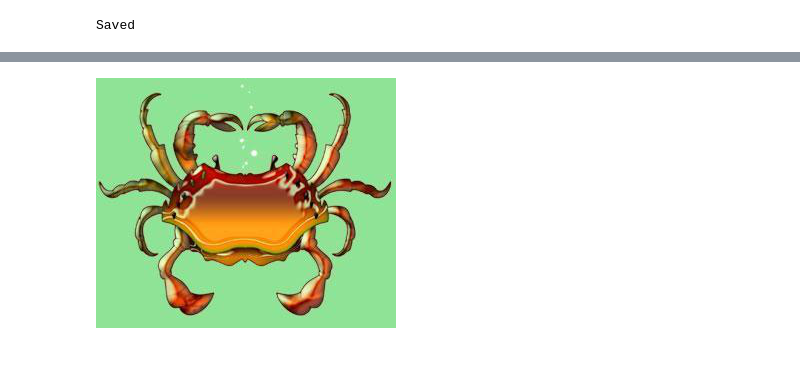
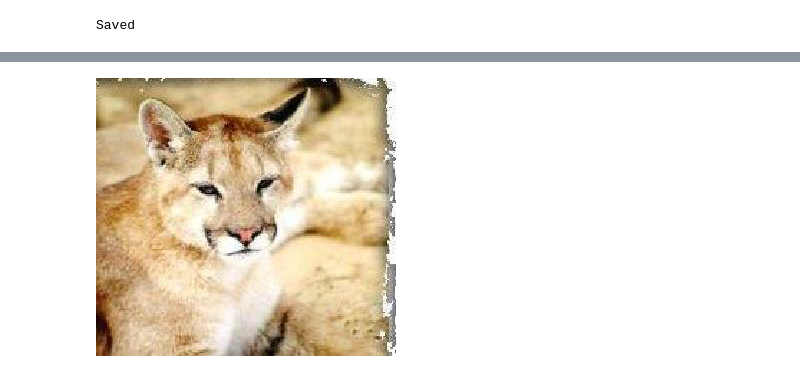
Before and after one commit to lukasy09/KernelDatabase.py, a Jupyter notebook: Objects/src/objects_classification.ipynb, the cells around one changed output, grey strips where cells are left out. Saved outputs shown, nothing was run; the diff lists cells and outputs as text; code cells hidden in the pictures.

```diff
--- a/Objects/src/objects_classification.ipynb
+++ b/Objects/src/objects_classification.ipynb
@@ -139,8 +137,8 @@ valid_set.class_indices
 # %%
-image = Image.open("PersonalTestSet/image_0003.jpg")
+image = Image.open("PersonalTestSet/image_0001.jpg")
 image
 # %% [output]
-[figure, old version]
+[figure, new version]
 # %%
 def preprocess_img(img,target_size):
     img = img.resize(target_size)
```
Also changed, not shown: parts of 6 cells of this notebook, 9 other files.
